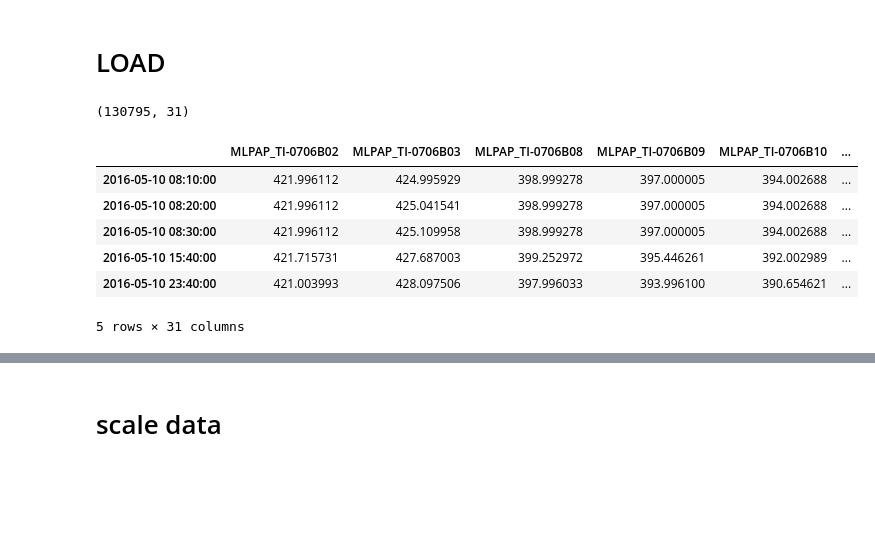
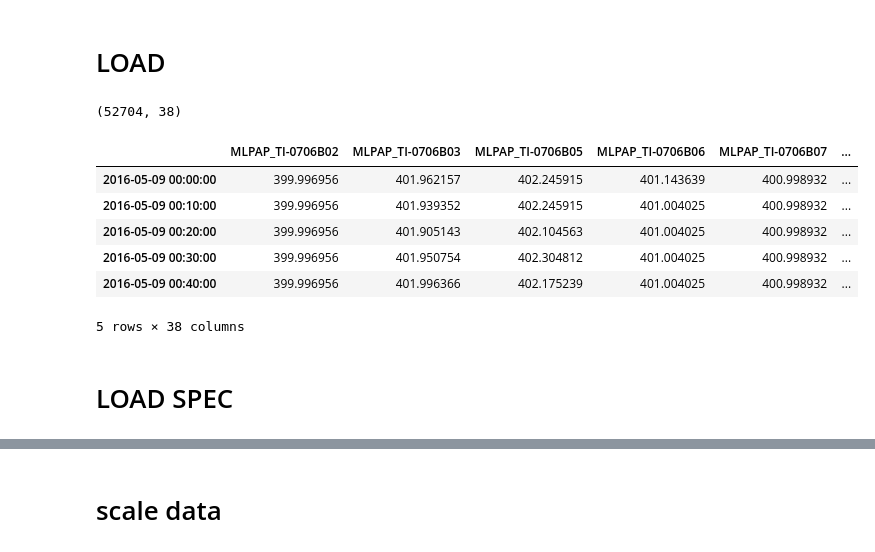
Before and after one commit to skywalker0803r/pa, a Jupyter notebook: LSTM.ipynb, the cells around one changed output, grey strips where cells are left out. Saved outputs shown, nothing was run; the diff lists cells and outputs as text; code cells hidden in the pictures; blank space fills up the shorter version.

```diff
--- a/LSTM.ipynb
+++ b/LSTM.ipynb
@@ -27,15 +28,17 @@ import numpy as np
 import seaborn as sns
 from tqdm import tqdm_notebook as tqdm
 # %%
-df = pd.read_csv('train_FeatureSelected.csv',index_col = 0,parse_dates = True)
+df = pd.read_csv('./data/train_FeatureSelected(2016~2017).csv',index_col = 0,parse_dates = True)
 print(df.shape)
 df.head()
 # %% [output]
-(130795, 31)
+(52704, 38)
-|  | MLPAP_TI-0706B02 | MLPAP_TI-0706B03 | MLPAP_TI-0706B08 | MLPAP_TI-0706B09 | MLPAP_TI-0706B10 | ... |
-| 2016-05-10 08:10:00 | 421.996112 | 424.995929 | 398.999278 | 397.000005 | 394.002688 | ... |
-| 2016-05-10 08:20:00 | 421.996112 | 425.041541 | 398.999278 | 397.000005 | 394.002688 | ... |
-| 2016-05-10 08:30:00 | 421.996112 | 425.109958 | 398.999278 | 397.000005 | 394.002688 | ... |
-| 2016-05-10 15:40:00 | 421.715731 | 427.687003 | 399.252972 | 395.446261 | 392.002989 | ... |
-| 2016-05-10 23:40:00 | 421.003993 | 428.097506 | 397.996033 | 393.996100 | 390.654621 | ... |
+|  | MLPAP_TI-0706B02 | MLPAP_TI-0706B03 | MLPAP_TI-0706B05 | MLPAP_TI-0706B06 | MLPAP_TI-0706B07 | ... |
+| 2016-05-09 00:00:00 | 399.996956 | 401.962157 | 402.245915 | 401.143639 | 400.998932 | ... |
+| 2016-05-09 00:10:00 | 399.996956 | 401.939352 | 402.245915 | 401.004025 | 400.998932 | ... |
+| 2016-05-09 00:20:00 | 399.996956 | 401.905143 | 402.104563 | 401.004025 | 400.998932 | ... |
+| 2016-05-09 00:30:00 | 399.996956 | 401.950754 | 402.304812 | 401.004025 | 400.998932 | ... |
+| 2016-05-09 00:40:00 | 399.996956 | 401.996366 | 402.175239 | 401.004025 | 400.998932 | ... |
-5 rows × 31 columns
+5 rows × 38 columns
+# %% [markdown]
+# LOAD SPEC
```
Also changed, not shown: parts of 19 cells of this notebook, 2 other files.
